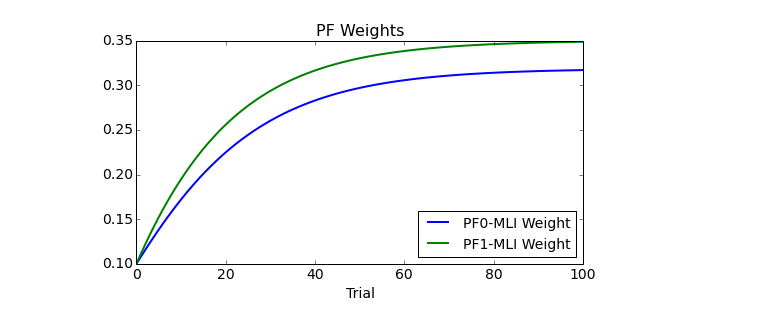
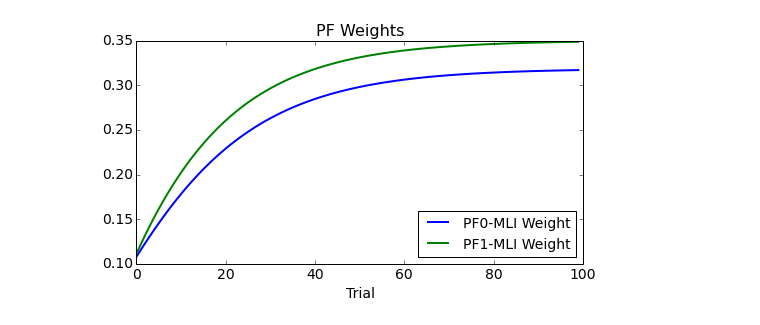
Before and after one commit to blennon/research, a Jupyter notebook: pf_mli_plasticity/old_notebooks/2PF-MLI-CF_trials.ipynb, the cells around one changed output. Saved outputs shown, nothing was run; the diff lists cells and outputs as text; code cells hidden in the pictures.

```diff
--- a/pf_mli_plasticity/old_notebooks/2PF-MLI-CF_trials.ipynb
+++ b/pf_mli_plasticity/old_notebooks/2PF-MLI-CF_trials.ipynb
@@ -137,8 +137,8 @@ plot_pf(recordings[0]['PF'], recordings[0]['W'],1,'g')
 [figure]
 [figure]
 # %%
-pf_weights_by_trial = squeeze([array([.1,.1])]+[recordings[i]['W'][:,-1] for i in range(100)])
+pf_weights_by_trial = squeeze([recordings[i]['W'][:,-1] for i in range(100)])
 figure(figsize=(8,4))
 plot_weights(pf_weights_by_trial)
 # %% [output]
-[figure, old version]
+[figure, new version]
```
Also changed, not shown: parts of 2 cells of this notebook, 9 other files.
